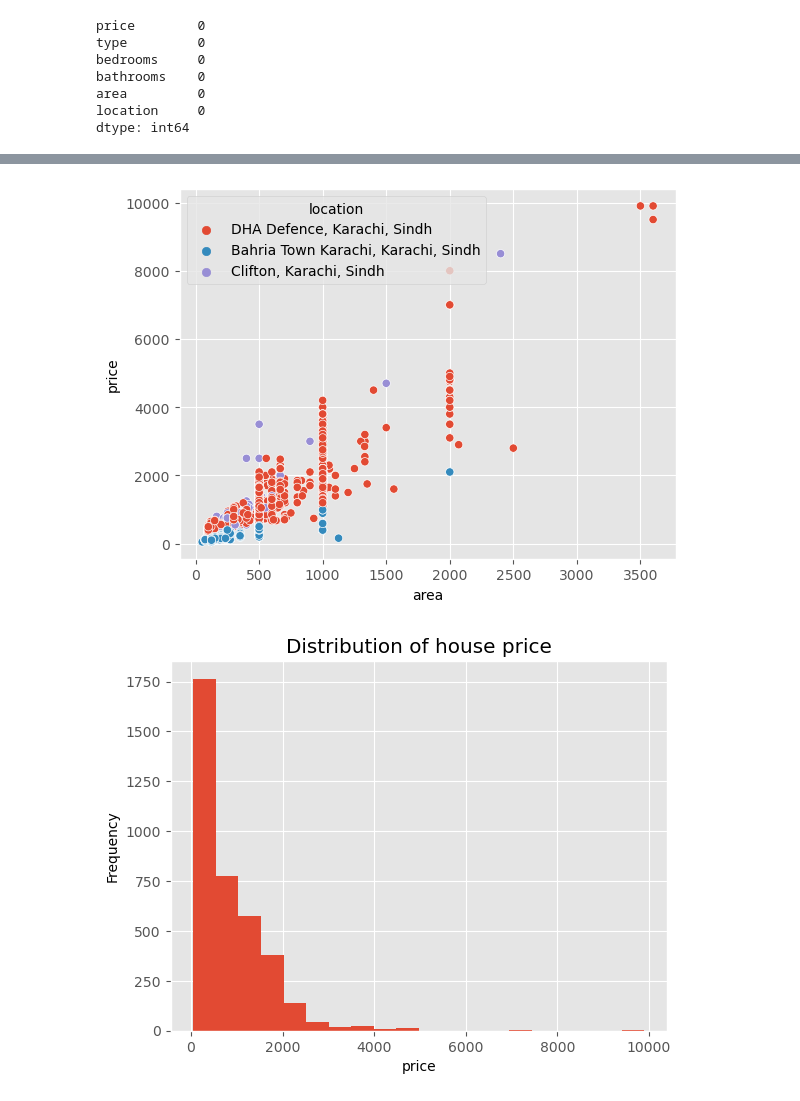
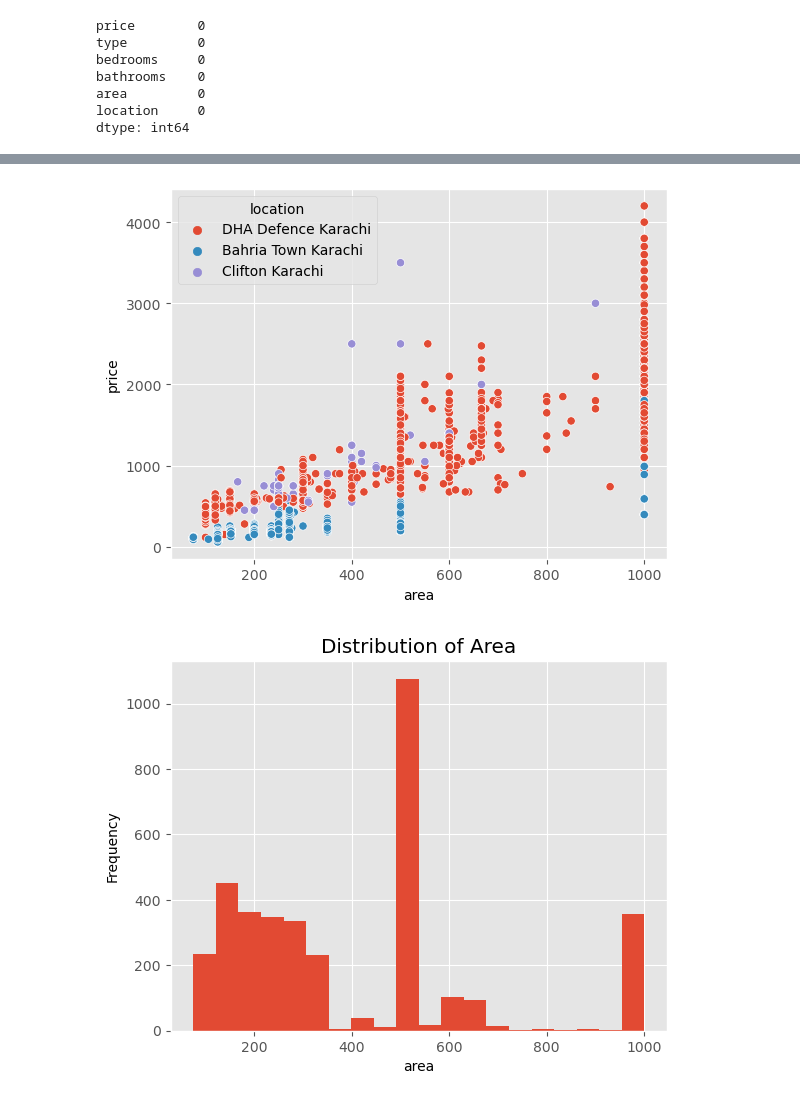
Before and after one commit to beautifugift/Karachi_House_Pricing, a Jupyter notebook: karachi_house_pricing.ipynb, the cells around one changed output, grey strips where cells are left out. Drawn from its saved outputs; the diff is of its cells as text; code cells hidden in the pictures.

```diff
--- a/karachi_house_pricing.ipynb
+++ b/karachi_house_pricing.ipynb
@@ -21,7 +21,7 @@ plt.style.use('ggplot')
 def wrangle(Desktop):
     # Read CSV file
     df = pd.read_csv(Desktop)
-    #subset to property in Karachi
+    #subset to property in Karachi less than 300
     mask_ka =df["complete location"].str.contains("Sindh").fillna(False)
     #sunset to House
     mask_ouse = df["type"]=="House"
@@ -39,7 +39,6 @@ def wrangle(Desktop):
     #dropping columns
     df.drop(columns = ["Price","currency"], inplace = True)
     df.drop(columns = ["date added","keywords", "url"], inplace = True)
-
     #dropping NaN values
     df = df.dropna()
 
@@ -49,8 +48,16 @@ def wrangle(Desktop):
     df.area= df.area.apply(lambda x:(x.replace(',','')))
     df["area"] = df["area"].astype(float)
 
+    #subset remove outliers by "surface_covered_in_m2"
+    low , high = df["area"].quantile([0.01, 0.9])
+    mask_area = df["area"].between(low, high)
+    df = df[mask_area]
     #drop some columns
     df.drop(columns = ["title","complete location", "description"], inplace = True)
+
+    #replacing values in columns
+    df['location'] = df['location'].replace(["DHA Defence, Karachi, Sindh", "Bahria Town Karachi, Karachi, Sindh","Clifton, Karachi, Sindh"], ["DHA Defence Karachi", "Bahria Town Karachi", "Clifton Karachi"])
+
 
 
 
@@ -138,12 +156,12 @@ sns.scatterplot(x = "area",
                 hue = "location",
                data = df);
 # %% [output]
-[figure, old version]
+[figure, new version]
 # %%
-ax = df['price'].plot(kind="hist",
+ax = df['area'].plot(kind="hist",
                           bins=20,
-                          title = "Distribution of house price")
-ax.set_xlabel("price")
+                          title = "Distribution of Area")
+ax.set_xlabel("area")
 ax.set_ylabel("Frequency");
 # %% [output]
-[figure, old version]
+[figure, new version]
```
Also changed, not shown: parts of 22 cells of this notebook.
